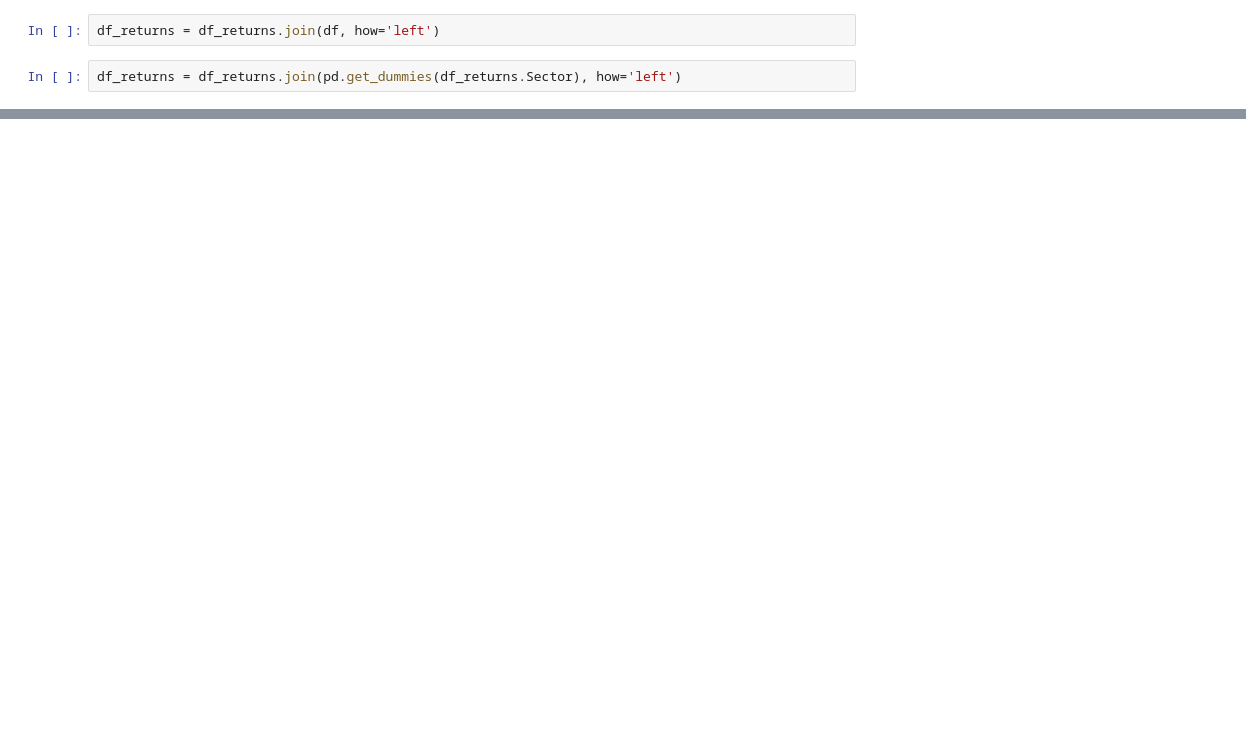
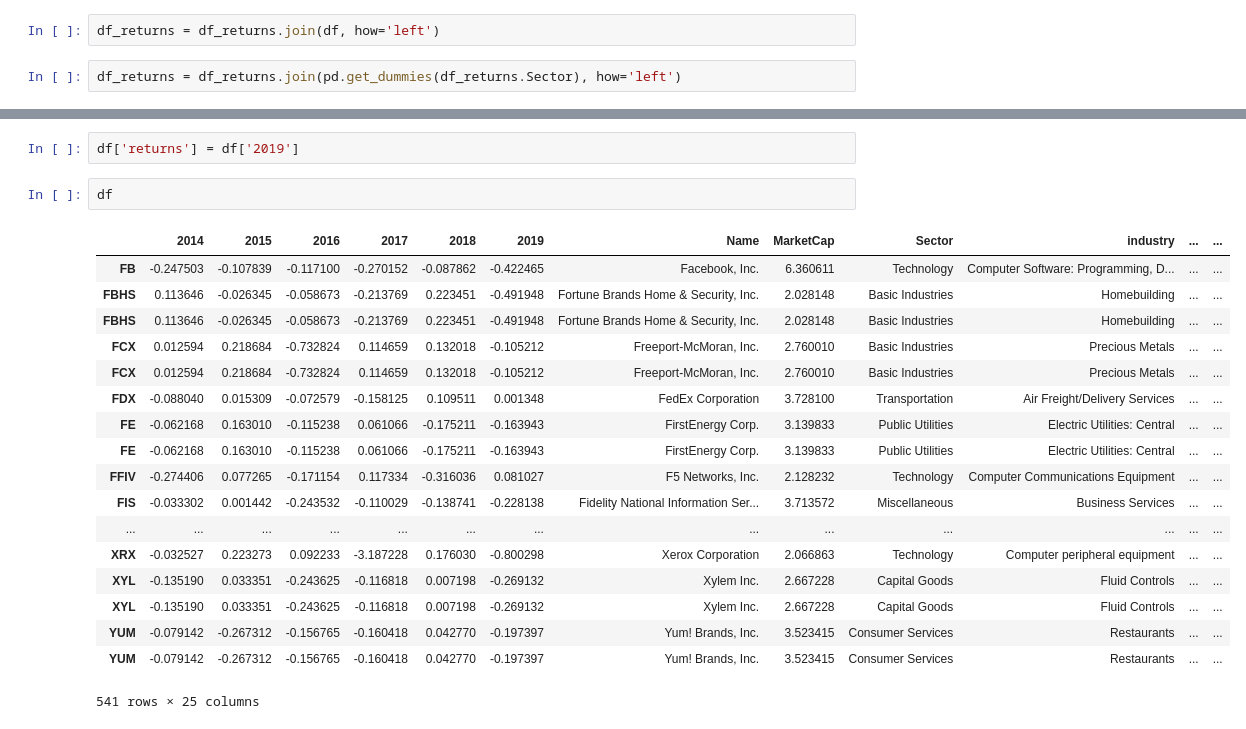
Before and after one commit to matt8955/mod-3-project, a Jupyter notebook: data_transformation.ipynb, the cells around one changed output, grey strips where cells are left out. Drawn from its saved outputs; the diff is of its cells as text; blank space fills up the shorter version.

```diff
--- a/data_transformation.ipynb
+++ b/data_transformation.ipynb
@@ -102 +142,24 @@ df_returns.Transportation.shape
+# %%
+df['returns'] = df['2019']
+# %%
+df
+# %% [output]
+|  | 2014 | 2015 | 2016 | 2017 | 2018 | 2019 | Name | MarketCap | Sector | industry | ... | ... |
+| FB | -0.247503 | -0.107839 | -0.117100 | -0.270152 | -0.087862 | -0.422465 | Facebook, Inc. | 6.360611 | Technology | Computer Software: Programming, D... | ... | ... |
+| FBHS | 0.113646 | -0.026345 | -0.058673 | -0.213769 | 0.223451 | -0.491948 | Fortune Brands Home & Security, Inc. | 2.028148 | Basic Industries | Homebuilding | ... | ... |
+| FBHS | 0.113646 | -0.026345 | -0.058673 | -0.213769 | 0.223451 | -0.491948 | Fortune Brands Home & Security, Inc. | 2.028148 | Basic Industries | Homebuilding | ... | ... |
+| FCX | 0.012594 | 0.218684 | -0.732824 | 0.114659 | 0.132018 | -0.105212 | Freeport-McMoran, Inc. | 2.760010 | Basic Industries | Precious Metals | ... | ... |
+| FCX | 0.012594 | 0.218684 | -0.732824 | 0.114659 | 0.132018 | -0.105212 | Freeport-McMoran, Inc. | 2.760010 | Basic Industries | Precious Metals | ... | ... |
+| FDX | -0.088040 | 0.015309 | -0.072579 | -0.158125 | 0.109511 | 0.001348 | FedEx Corporation | 3.728100 | Transportation | Air Freight/Delivery Services | ... | ... |
+| FE | -0.062168 | 0.163010 | -0.115238 | 0.061066 | -0.175211 | -0.163943 | FirstEnergy Corp. | 3.139833 | Public Utilities | Electric Utilities: Central | ... | ... |
+| FE | -0.062168 | 0.163010 | -0.115238 | 0.061066 | -0.175211 | -0.163943 | FirstEnergy Corp. | 3.139833 | Public Utilities | Electric Utilities: Central | ... | ... |
+| FFIV | -0.274406 | 0.077265 | -0.171154 | 0.117334 | -0.316036 | 0.081027 | F5 Networks, Inc. | 2.128232 | Technology | Computer Communications Equipment | ... | ... |
+| FIS | -0.033302 | 0.001442 | -0.243532 | -0.110029 | -0.138741 | -0.228138 | Fidelity National Information Ser... | 3.713572 | Miscellaneous | Business Services | ... | ... |
+| ... | ... | ... | ... | ... | ... | ... | ... | ... | ... | ... | ... | ... |
+| XRX | -0.032527 | 0.223273 | 0.092233 | -3.187228 | 0.176030 | -0.800298 | Xerox Corporation | 2.066863 | Technology | Computer peripheral equipment | ... | ... |
+| XYL | -0.135190 | 0.033351 | -0.243625 | -0.116818 | 0.007198 | -0.269132 | Xylem Inc. | 2.667228 | Capital Goods | Fluid Controls | ... | ... |
+| XYL | -0.135190 | 0.033351 | -0.243625 | -0.116818 | 0.007198 | -0.269132 | Xylem Inc. | 2.667228 | Capital Goods | Fluid Controls | ... | ... |
+| YUM | -0.079142 | -0.267312 | -0.156765 | -0.160418 | 0.042770 | -0.197397 | Yum! Brands, Inc. | 3.523415 | Consumer Services | Restaurants | ... | ... |
+| YUM | -0.079142 | -0.267312 | -0.156765 | -0.160418 | 0.042770 | -0.197397 | Yum! Brands, Inc. | 3.523415 | Consumer Services | Restaurants | ... | ... |
+541 rows × 25 columns
 # %%
```
Also changed, not shown: parts of 25 cells of this notebook, 1 other file.
